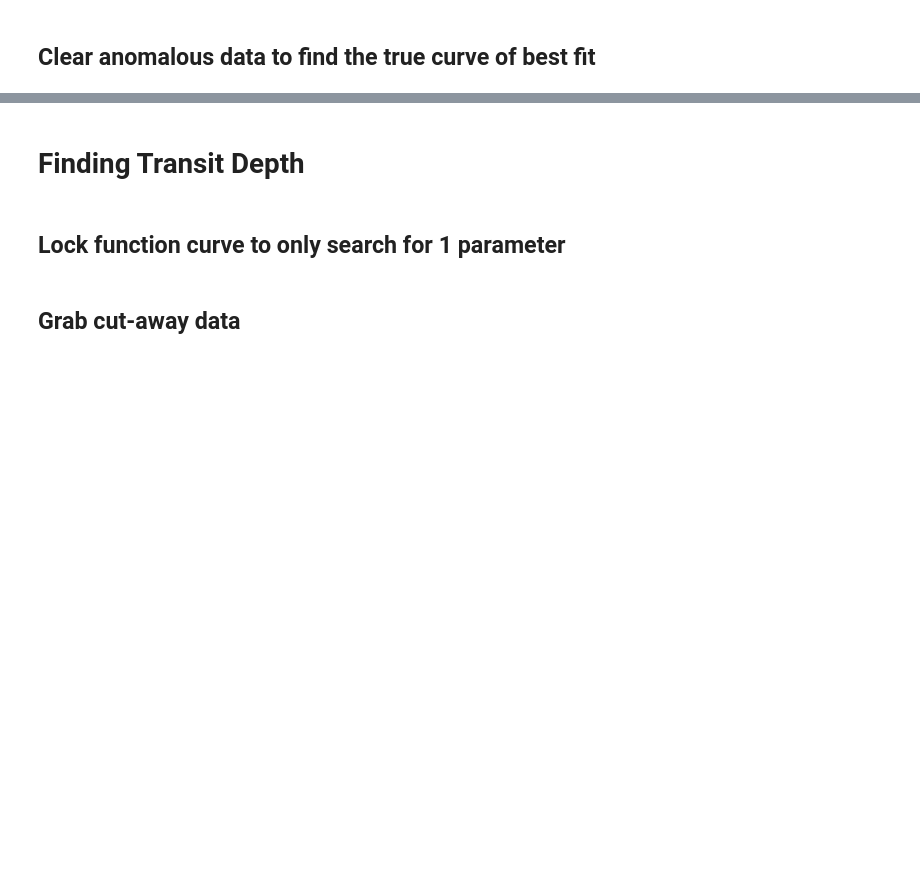
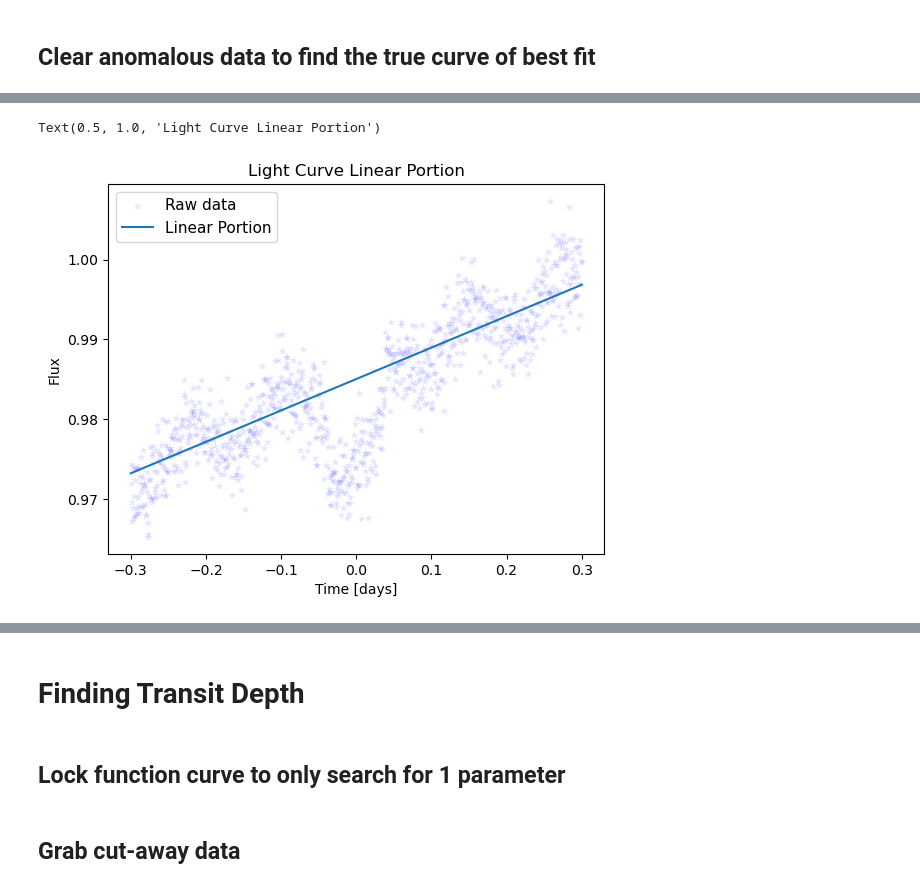
Before and after one commit to Starllation/ASTR-19-Group-Project, a Jupyter notebook: Group Project Task 2.ipynb, the cells around one changed output, grey strips where cells are left out. Cells and saved outputs as stored; diff of their text form; code cells hidden in the pictures; blank space fills up the shorter version.

```diff
--- a/Group Project Task 2.ipynb
+++ b/Group Project Task 2.ipynb
@@ -186 +190,12 @@ plt.savefig("PlanetLightCurveCut.pdf",format="pdf")
 [figure]
+# %%
+plt.scatter(time,flux,c='b',marker='*',linewidth=0.0025,alpha=0.1,zorder=0,label="Raw data")
+plt.plot(time,modelLine(time,paramsCut[0],paramsCut[1]),label="Linear Portion")
+
+plt.xlabel("Time [days]")
+plt.ylabel("Flux")
+plt.legend(fontsize = 11)
+plt.title("Light Curve Linear Portion")
+# %% [output]
+Text(0.5, 1.0, 'Light Curve Linear Portion')
+[figure, added]
```
Also changed, not shown: parts of 20 cells of this notebook.
